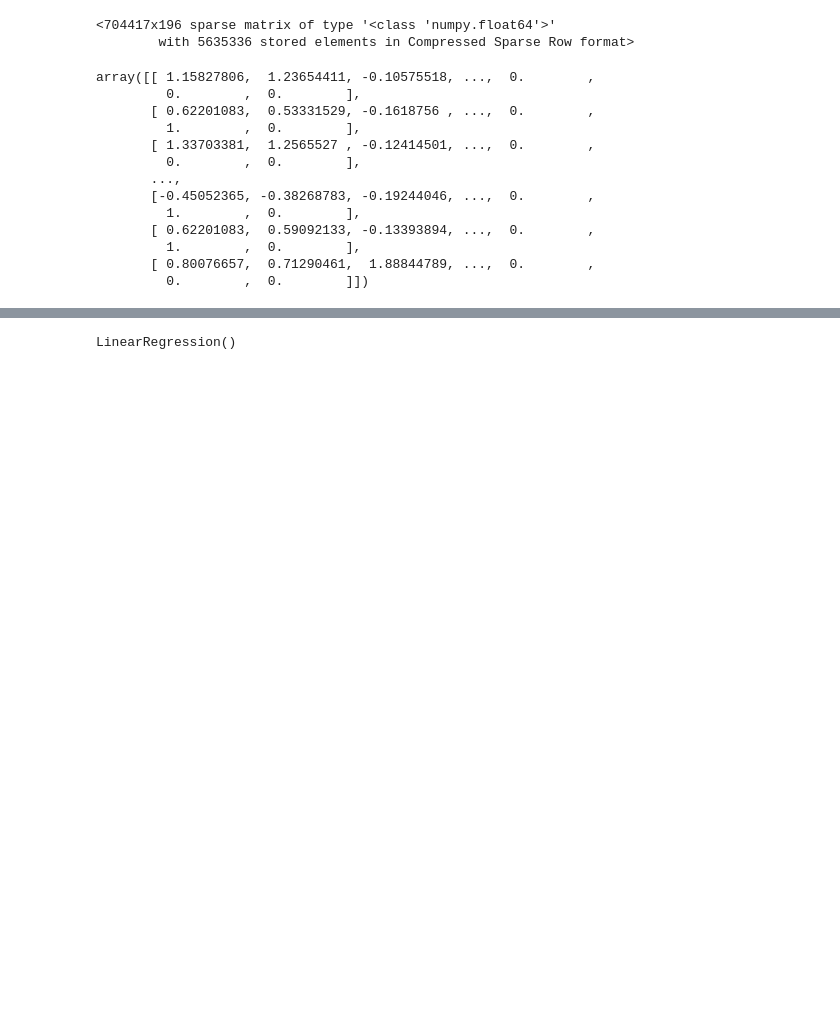
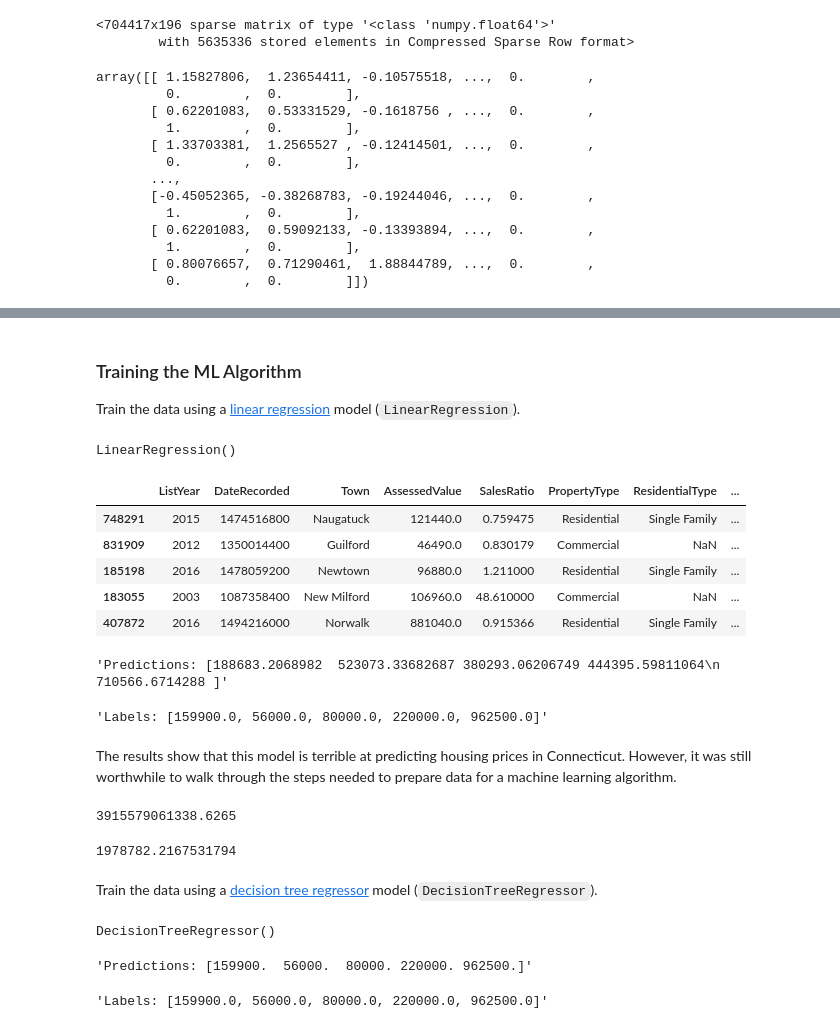
Before and after one commit to AJarombek/machine-learning-programs, a Jupyter notebook: programs/ct-housing/ct-housing.ipynb, the cells around one changed output, grey strips where cells are left out. Cells and saved outputs as stored; diff of their text form; code cells hidden in the pictures; blank space fills up the shorter version.

Commit message:
trying different ML models

```diff
--- a/programs/ct-housing/ct-housing.ipynb
+++ b/programs/ct-housing/ct-housing.ipynb
@@ -318,3 +336,8 @@ array([[ 1.15827806,  1.23654411, -0.10575518, ...,  0.        ,
+# %% [markdown]
+### Training the ML Algorithm
+
+Train the data using a [linear regression](https://scikit-learn.org/stable/modules/generated/sklearn.linear_model.LinearRegression.html)
+model (`LinearRegression`).
 # %%
 from sklearn.linear_model import LinearRegression
 
@@ -322,3 +345,57 @@ lin_reg = LinearRegression()
 lin_reg.fit(ct_housing_prepared, housing_data_labels)
 # %% [output]
 LinearRegression()
+# %%
+housing_data[:5]
+# %% [output]
+|  | ListYear | DateRecorded | Town | AssessedValue | SalesRatio | PropertyType | ResidentialType | ... |
+| 748291 | 2015 | 1474516800 | Naugatuck | 121440.0 | 0.759475 | Residential | Single Family | ... |
+| 831909 | 2012 | 1350014400 | Guilford | 46490.0 | 0.830179 | Commercial | NaN | ... |
+| 185198 | 2016 | 1478059200 | Newtown | 96880.0 | 1.211000 | Residential | Single Family | ... |
+| 183055 | 2003 | 1087358400 | New Milford | 106960.0 | 48.610000 | Commercial | NaN | ... |
+| 407872 | 2016 | 1494216000 | Norwalk | 881040.0 | 0.915366 | Residential | Single Family | ... |
+# %%
+predictions = lin_reg.predict(prepared_data_subset)
+
+f"Predictions: {predictions[:5]}"
+# %% [output]
+'Predictions: [188683.2068982  523073.33682687 380293.06206749 444395.59811064\n 710566.6714288 ]'
+# %%
+f"Labels: {list(housing_data_labels)[:5]}"
+# %% [output]
+'Labels: [159900.0, 56000.0, 80000.0, 220000.0, 962500.0]'
+# %% [markdown]
+The results show that this model is terrible at predicting housing prices in Connecticut.  However, it was
+still worthwhile to walk through the steps needed to prepare data for a machine learning algorithm.
+# %%
+from sklearn.metrics import mean_squared_error
+
+lin_reg_mse = mean_squared_error(housing_data_labels, predictions)
+lin_reg_mse
+# %% [output]
+3915579061338.6265
+# %%
+lin_reg_rmse = np.sqrt(lin_reg_mse)
+lin_reg_rmse
+# %% [output]
+1978782.2167531794
+# %% [markdown]
+Train the data using a [decision tree regressor](https://scikit-learn.org/stable/modules/generated/sklearn.tree.DecisionTreeRegressor.html?highlight=decisiontreeregressor#sklearn.tree.DecisionTreeRegressor)
+model (`DecisionTreeRegressor`).
+# %%
+from sklearn.tree import DecisionTreeRegressor
+
+decision_tree_reg = DecisionTreeRegressor()
+decision_tree_reg.fit(ct_housing_prepared, housing_data_labels)
+# %% [output]
+DecisionTreeRegressor()
+# %%
+predictions = decision_tree_reg.predict(prepared_data_subset)
+
+f"Predictions: {predictions[:5]}"
+# %% [output]
+'Predictions: [159900.  56000.  80000. 220000. 962500.]'
+# %%
+f"Labels: {list(housing_data_labels)[:5]}"
+# %% [output]
+'Labels: [159900.0, 56000.0, 80000.0, 220000.0, 962500.0]'
```
Also changed, not shown: parts of 8 cells of this notebook, 1 other file.
